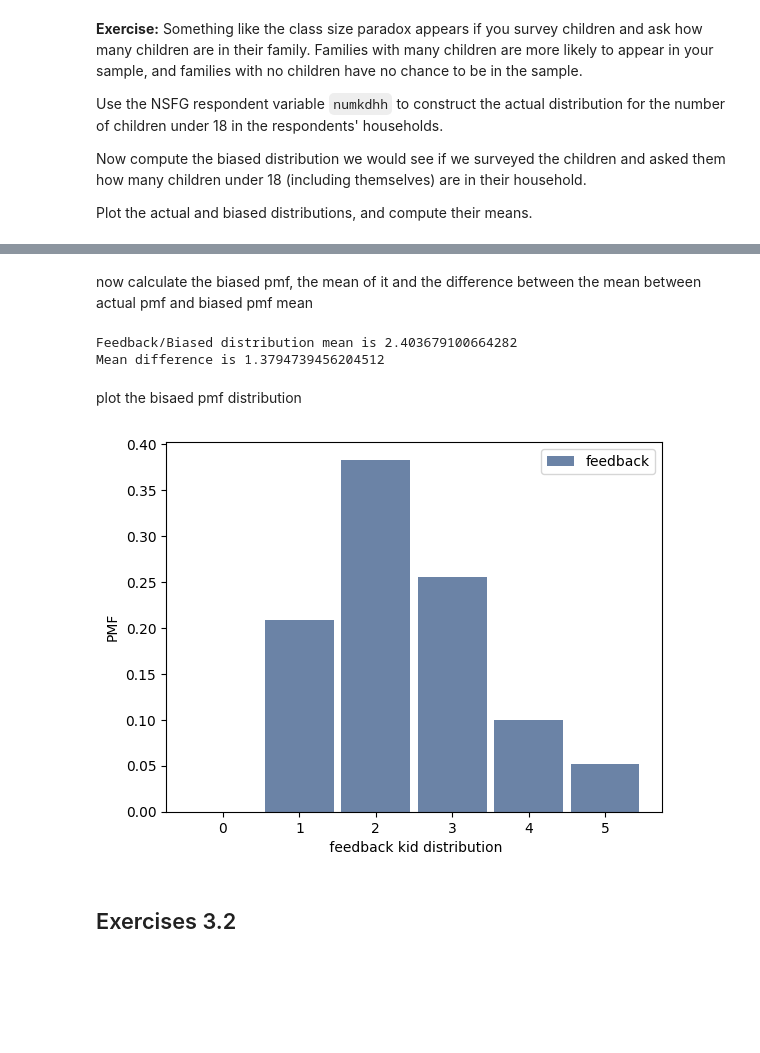
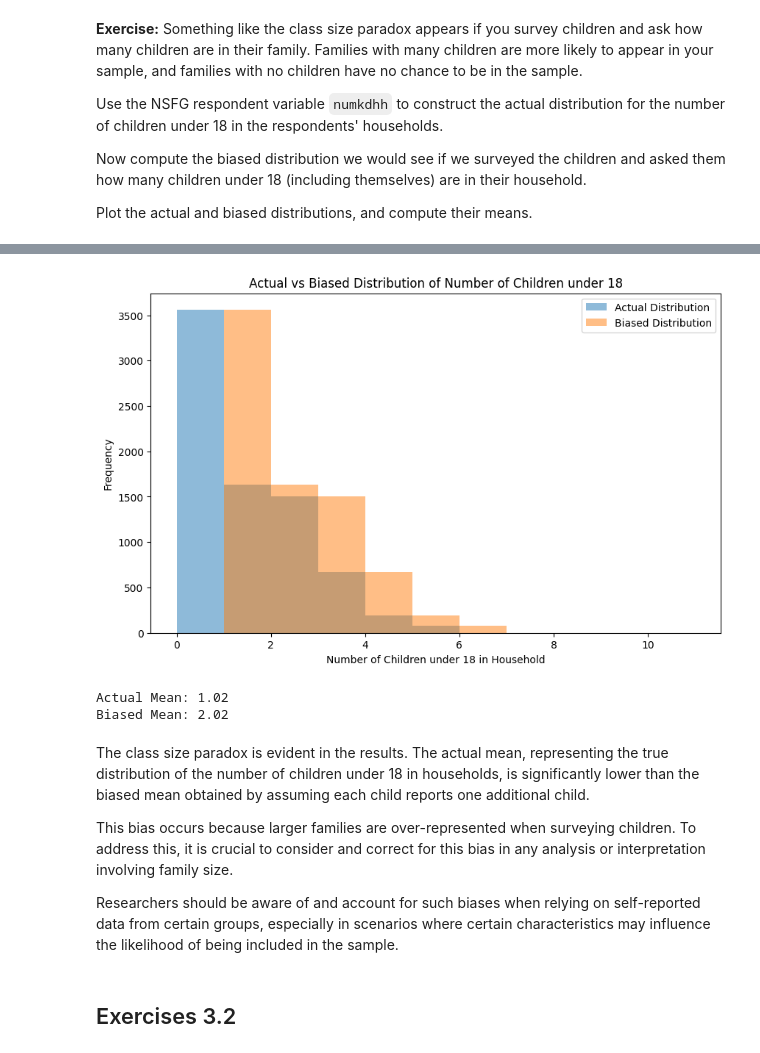
Before and after one commit to rajukan/DSC-530, a Jupyter notebook: grk_dsc_530_week_4.ipynb, the cells around one changed output, grey strips where cells are left out. Saved outputs shown, nothing was run; the diff lists cells and outputs as text; code cells hidden in the pictures; blank space fills up the shorter version.

```diff
--- a/grk_dsc_530_week_4.ipynb
+++ b/grk_dsc_530_week_4.ipynb
@@ -70,29 +63,40 @@ thinkplot.Config(xlabel="kid distribution", ylabel="PMF")
-# %% [markdown]
-now calculate the biased pmf, the mean of it and the difference between the mean between actual pmf and biased pmf mean
-# %%
-def BiasPmf(pmf, label):
-    new_pmf = pmf.Copy(label=label)
-
-    for x, p in hist_pmf.Items():
-        new_pmf.Mult(x, x)
-
-    new_pmf.Normalize()
-    return new_pmf
-
-feedback_pmf = BiasPmf(hist_pmf, label='feedback')
-
-print('Feedback/Biased distribution mean is', feedback_pmf.Mean())
-print('Mean difference is', feedback_pmf.Mean()-hist_pmf.Mean())
-# %% [output]
-Feedback/Biased distribution mean is 2.403679100664282
-Mean difference is 1.3794739456204512
-# %% [markdown]
-plot the bisaed pmf distribution
-# %%
-thinkplot.Hist(feedback_pmf)
-thinkplot.Config(xlabel=" feedback kid distribution", ylabel="PMF")
-# %% [output]
-[figure, removed]
+# %%
+# Actual distribution
+actual_distribution = resp['numkdhh']
+
+# Biased distribution,# Assuming each child reports one more child in the household
+biased_distribution = resp['numkdhh'] + 1
+
+# Plotting the histograms
+plt.figure(figsize=(10, 6))
+
+plt.hist(actual_distribution, bins=range(12), alpha=0.5, label='Actual Distribution')
+plt.hist(biased_distribution, bins=range(12), alpha=0.5, label='Biased Distribution')
+
+plt.xlabel('Number of Children under 18 in Household')
+plt.ylabel('Frequency')
+plt.title('Actual vs Biased Distribution of Number of Children under 18')
+plt.legend()
+
+plt.show()
+
+# Computing means
+actual_mean = actual_distribution.mean()
+biased_mean = biased_distribution.mean()
+
+print(f'Actual Mean: {actual_mean:.2f}')
+print(f'Biased Mean: {biased_mean:.2f}')
+# %% [output]
+[figure, added]
+Actual Mean: 1.02
+Biased Mean: 2.02
+# %% [markdown]
+
+The class size paradox is evident in the results. The actual mean, representing the true distribution of the number of children under 18 in households, is significantly lower than the biased mean obtained by assuming each child reports one additional child.
+
+This bias occurs because larger families are over-represented when surveying children. To address this, it is crucial to consider and correct for this bias in any analysis or interpretation involving family size.
+
+Researchers should be aware of and account for such biases when relying on self-reported data from certain groups, especially in scenarios where certain characteristics may influence the likelihood of being included in the sample.
 # %% [markdown]
 ## Exercises 3.2
 # %% [markdown]
```
Also changed, not shown: parts of 7 cells of this notebook, 1 other file.
